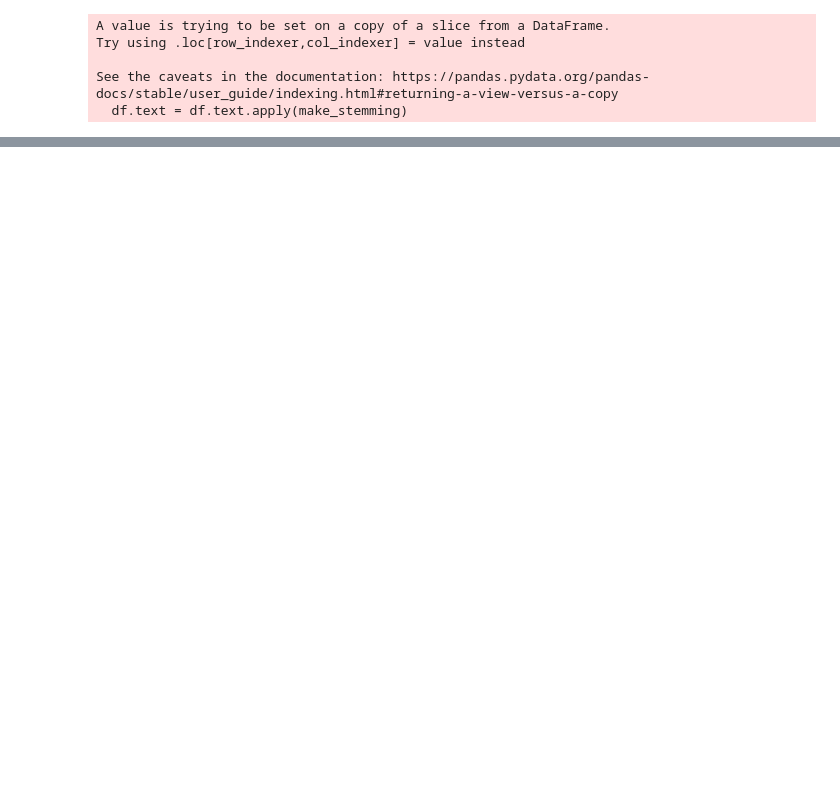
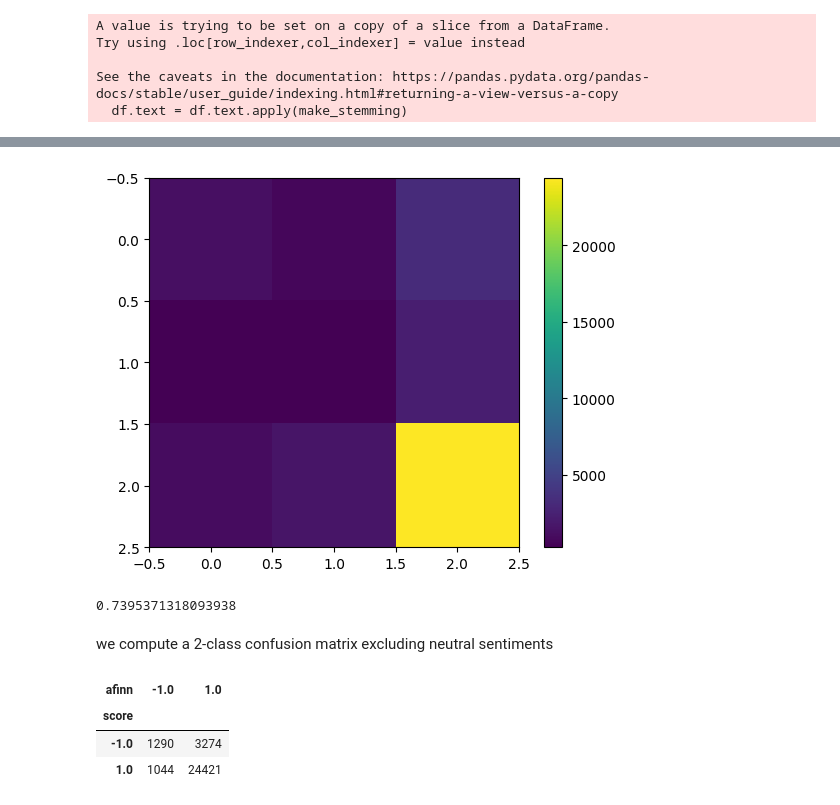
Before and after one commit to MarioAvolio/Amazon-Fine-Foods-reviews-Transformers-Text-Classification, a Jupyter notebook: Text_Classification_Amazon_Food_with_other_models.ipynb, the cells around one changed output, grey strips where cells are left out. Cells and saved outputs as stored; diff of their text form; code cells hidden in the pictures; blank space fills up the shorter version.

```diff
--- a/Text_Classification_Amazon_Food_with_other_models.ipynb
+++ b/Text_Classification_Amazon_Food_with_other_models.ipynb
@@ -631,0 +751,5 @@ make_lemmatization(df.text.iloc[10])
+# %%
+# Compute 3-class confusion matrix
+confusion = pd.crosstab(np.sign(df.score - 3),
+                        np.sign(df.afinn))
+confusion
@@ -631,0 +762,21 @@ make_lemmatization(df.text.iloc[10])
+# %%
+shw = plt.imshow(confusion)
+bar = plt.colorbar(shw)
+# %% [output]
+[figure, added]
+# %%
+accuracy_3_class = np.sum(np.diag(confusion)) / np.sum(confusion.values)
+accuracy_3_class
+# %% [output]
+0.7395371318093938
+# %% [markdown]
+ we compute a 2-class confusion matrix excluding neutral sentiments
+# %%
+# Compute 2-class confusion matrix
+confusion_2_class = confusion.iloc[[0, 2], [0, 2]] #beware!
+confusion_2_class
+# %% [output]
+| afinn | -1.0 | 1.0 |
+| score |  |  |
+| -1.0 | 1290 | 3274 |
+| 1.0 | 1044 | 24421 |
```
Also changed, not shown: parts of 81 cells of this notebook.
